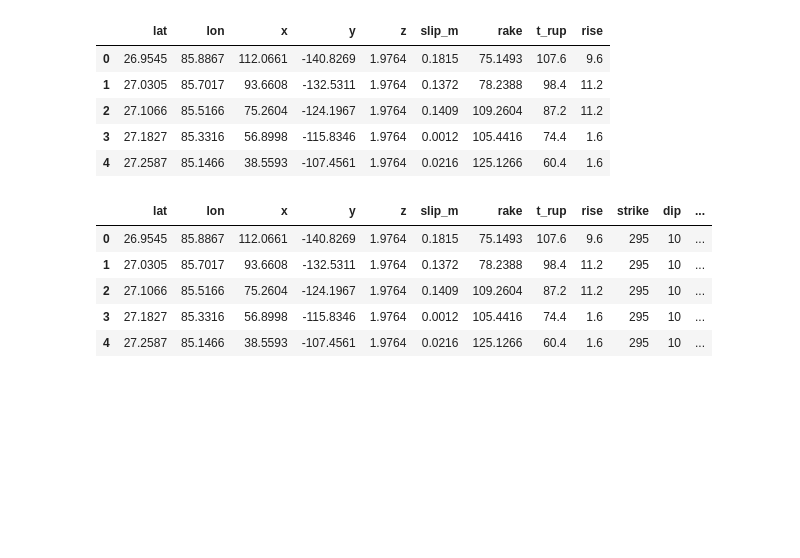
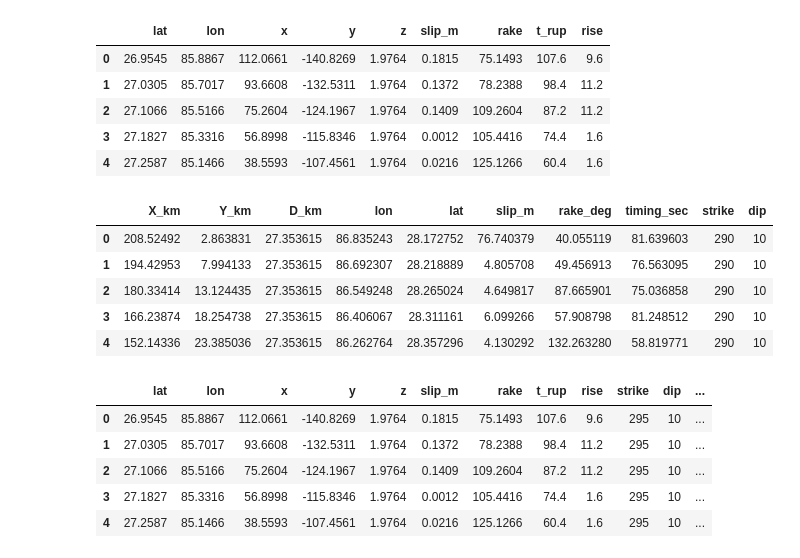
Before and after one commit to cossatot/nepal_eq_2015_stress, a Jupyter notebook: notebooks/3_fault_dataset_combine.ipynb, the cells around one changed output. Drawn from its saved outputs; the diff is of its cells as text; code cells hidden in the pictures; blank space fills up the shorter version.

Commit message:
updated to larger DEM and added more fault models

```diff
--- a/notebooks/3_fault_dataset_combine.ipynb
+++ b/notebooks/3_fault_dataset_combine.ipynb
@@ -22,3 +32,15 @@ fsp['fault_name'] = 'MHT_rupture'
+# %%
+zm = pd.read_csv('../data/fault_data/zhang_mainshock.txt', skipinitialspace=True,
+                 delim_whitespace=True)
+# %%
+zm.head()
+# %% [output]
+|  | X_km | Y_km | D_km | lon | lat | slip_m | rake_deg | timing_sec | strike | dip |
+| 0 | 208.52492 | 2.863831 | 27.353615 | 86.835243 | 28.172752 | 76.740379 | 40.055119 | 81.639603 | 290 | 10 |
+| 1 | 194.42953 | 7.994133 | 27.353615 | 86.692307 | 28.218889 | 4.805708 | 49.456913 | 76.563095 | 290 | 10 |
+| 2 | 180.33414 | 13.124435 | 27.353615 | 86.549248 | 28.265024 | 4.649817 | 87.665901 | 75.036858 | 290 | 10 |
+| 3 | 166.23874 | 18.254738 | 27.353615 | 86.406067 | 28.311161 | 6.099266 | 57.908798 | 81.248512 | 290 | 10 |
+| 4 | 152.14336 | 23.385036 | 27.353615 | 86.262764 | 28.357296 | 4.130292 | 132.263280 | 58.819771 | 290 | 10 |
 # %%
 fsp.head()
 # %% [output]
```
Also changed, not shown: parts of 4 cells of this notebook, 6 other files.
